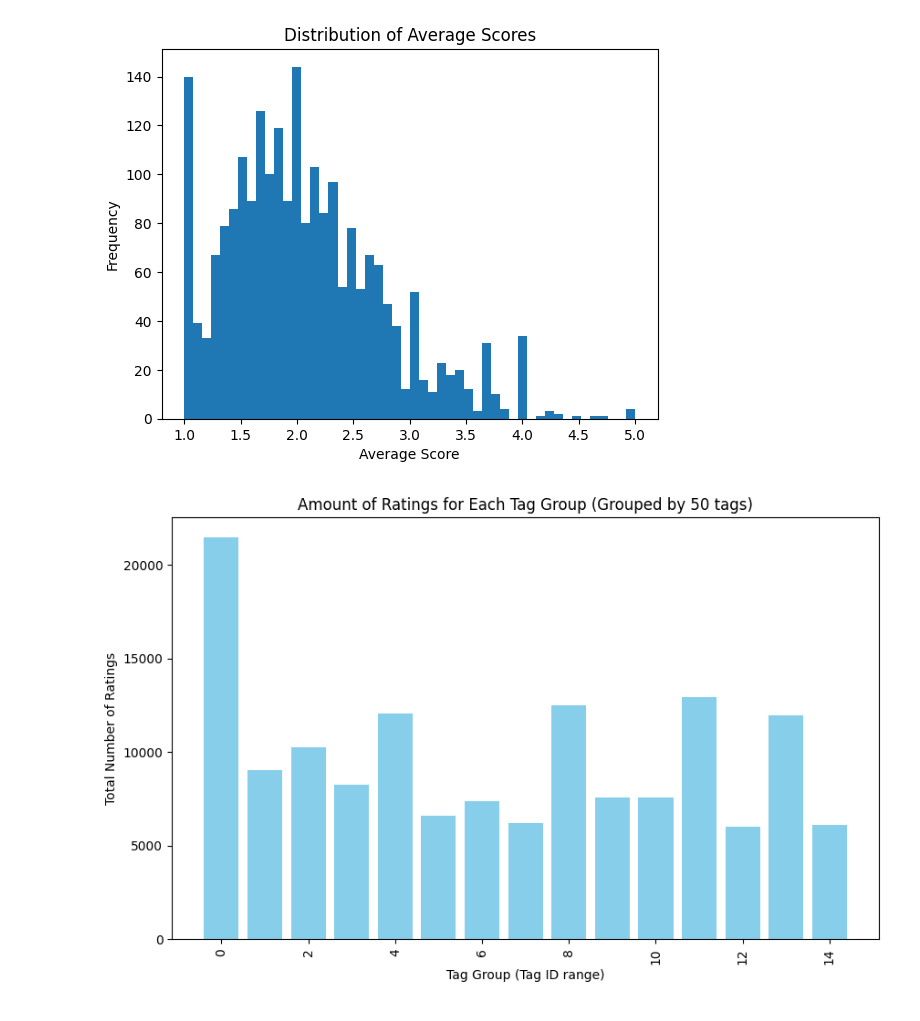
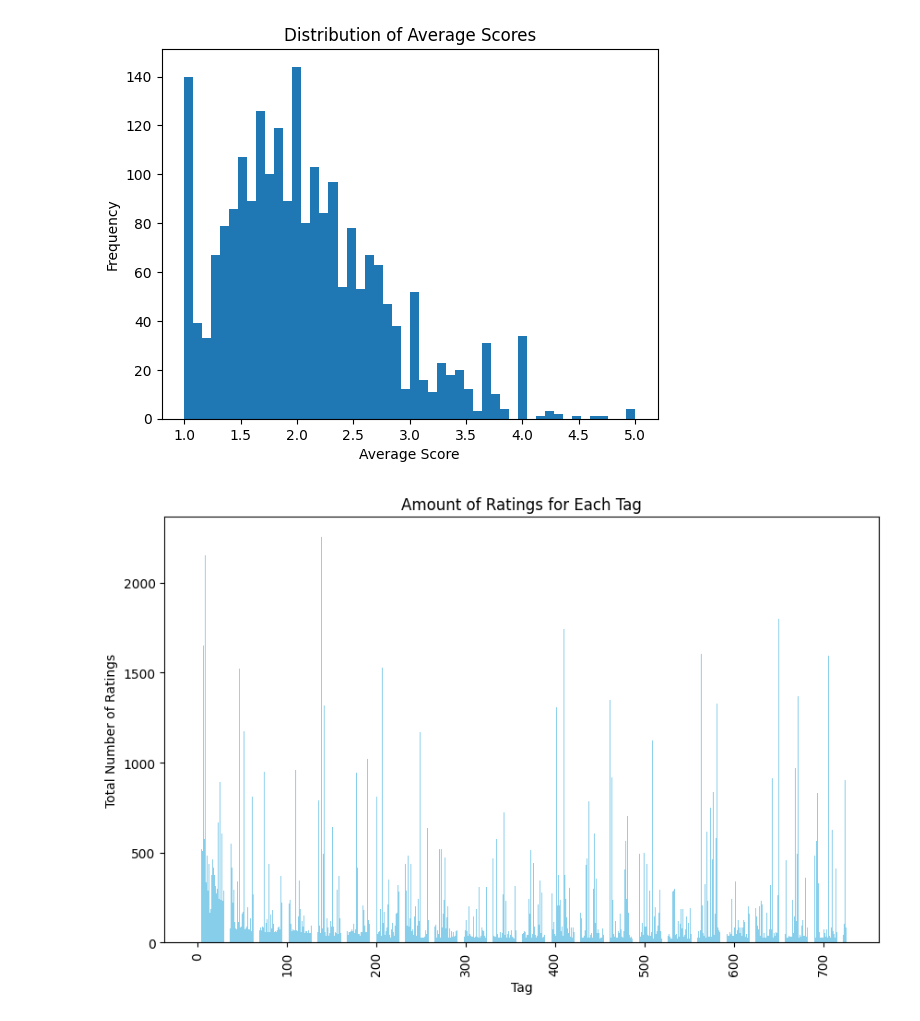
Before and after one commit to clovisngu/big-data-Technology, a Jupyter notebook: survey_answers.ipynb, the cells around one changed output. Cells and saved outputs as stored; diff of their text form; code cells hidden in the pictures.

Commit message:
Fixed the Amount of ratings per tag graph

```diff
--- a/survey_answers.ipynb
+++ b/survey_answers.ipynb
@@ -46,22 +99,16 @@ plt.show()
 # %% [output]
 [figure]
 # %%
-# Create a new column 'tag_group' which groups tag_ids into sets of 50
-tag_counts_df = tag_counts_df.withColumn('tag_group', floor(col('tag_id') / 50))
-
-# Group by the new 'tag_group' column and calculate the sum of counts for each group
-tag_group_counts_df = tag_counts_df.groupBy('tag_group').agg({'count': 'sum'})
-
 # Convert to Pandas DataFrame for visualization
-tag_group_counts_pandas_df = tag_group_counts_df.toPandas()
+tag_counts_pandas_df = tag_counts_df.toPandas()
 
 # Plotting a bar chart for the grouped tag counts
 plt.figure(figsize=(10, 6))
-plt.bar(tag_group_counts_pandas_df['tag_group'], tag_group_counts_pandas_df['sum(count)'], color='skyblue')
-plt.xlabel('Tag Group (Tag ID range)')
+plt.bar(tag_counts_pandas_df['tag_id'], tag_counts_pandas_df['count'], color='skyblue')
+plt.xlabel('Tag')
 plt.ylabel('Total Number of Ratings')
-plt.title('Amount of Ratings for Each Tag Group (Grouped by 50 tags)')
+plt.title('Amount of Ratings for Each Tag')
 plt.xticks(rotation=90)  # Rotate x-axis labels for better visibility
 plt.show()
 # %% [output]
-[figure, old version]
+[figure, new version]
```
Also changed, not shown: parts of 3 cells of this notebook.
